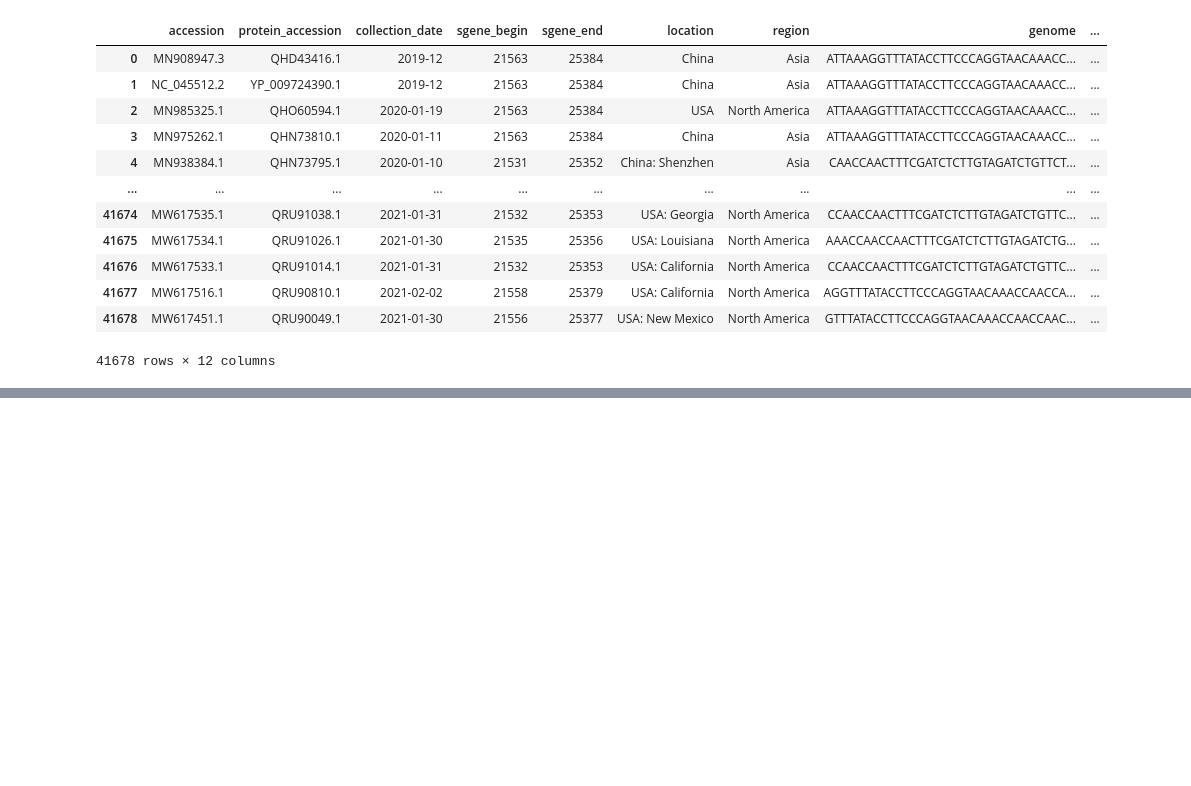
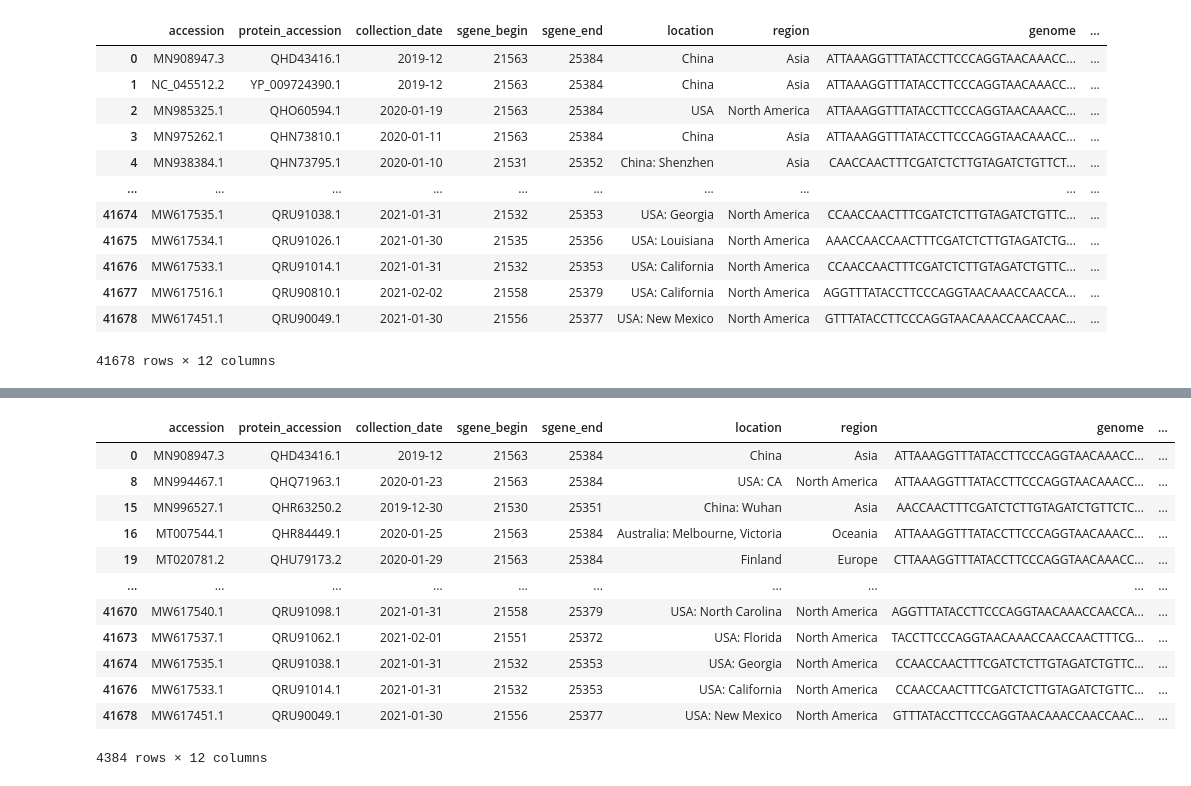
Before and after one commit to Covid-genetikai/datasets, a Jupyter notebook: ncbi/sandbox.ipynb, the cells around one changed output, grey strips where cells are left out. Cells and saved outputs as stored; diff of their text form; code cells hidden in the pictures; blank space fills up the shorter version.

```diff
--- a/ncbi/sandbox.ipynb
+++ b/ncbi/sandbox.ipynb
@@ -88,0 +89,18 @@ df_good
+# %%
+df_good_unique = df_good.drop_duplicates(subset=['sgene_nucleotide'])
+# %%
+df_good_unique
+# %% [output]
+|  | accession | protein_accession | collection_date | sgene_begin | sgene_end | location | region | genome | ... |
+| 0 | MN908947.3 | QHD43416.1 | 2019-12 | 21563 | 25384 | China | Asia | ATTAAAGGTTTATACCTTCCCAGGTAACAAACC... | ... |
+| 8 | MN994467.1 | QHQ71963.1 | 2020-01-23 | 21563 | 25384 | USA: CA | North America | ATTAAAGGTTTATACCTTCCCAGGTAACAAACC... | ... |
+| 15 | MN996527.1 | QHR63250.2 | 2019-12-30 | 21530 | 25351 | China: Wuhan | Asia | AACCAACTTTCGATCTCTTGTAGATCTGTTCTC... | ... |
+| 16 | MT007544.1 | QHR84449.1 | 2020-01-25 | 21563 | 25384 | Australia: Melbourne, Victoria | Oceania | ATTAAAGGTTTATACCTTCCCAGGTAACAAACC... | ... |
+| 19 | MT020781.2 | QHU79173.2 | 2020-01-29 | 21563 | 25384 | Finland | Europe | CTTAAAGGTTTATACCTTCCCAGGTAACAAACC... | ... |
+| ... | ... | ... | ... | ... | ... | ... | ... | ... | ... |
+| 41670 | MW617540.1 | QRU91098.1 | 2021-01-31 | 21558 | 25379 | USA: North Carolina | North America | AGGTTTATACCTTCCCAGGTAACAAACCAACCA... | ... |
+| 41673 | MW617537.1 | QRU91062.1 | 2021-02-01 | 21551 | 25372 | USA: Florida | North America | TACCTTCCCAGGTAACAAACCAACCAACTTTCG... | ... |
+| 41674 | MW617535.1 | QRU91038.1 | 2021-01-31 | 21532 | 25353 | USA: Georgia | North America | CCAACCAACTTTCGATCTCTTGTAGATCTGTTC... | ... |
+| 41676 | MW617533.1 | QRU91014.1 | 2021-01-31 | 21532 | 25353 | USA: California | North America | CCAACCAACTTTCGATCTCTTGTAGATCTGTTC... | ... |
+| 41678 | MW617451.1 | QRU90049.1 | 2021-01-30 | 21556 | 25377 | USA: New Mexico | North America | GTTTATACCTTCCCAGGTAACAAACCAACCAAC... | ... |
+4384 rows × 12 columns
```
Also changed, not shown: parts of 2 cells of this notebook, 3 other files.
